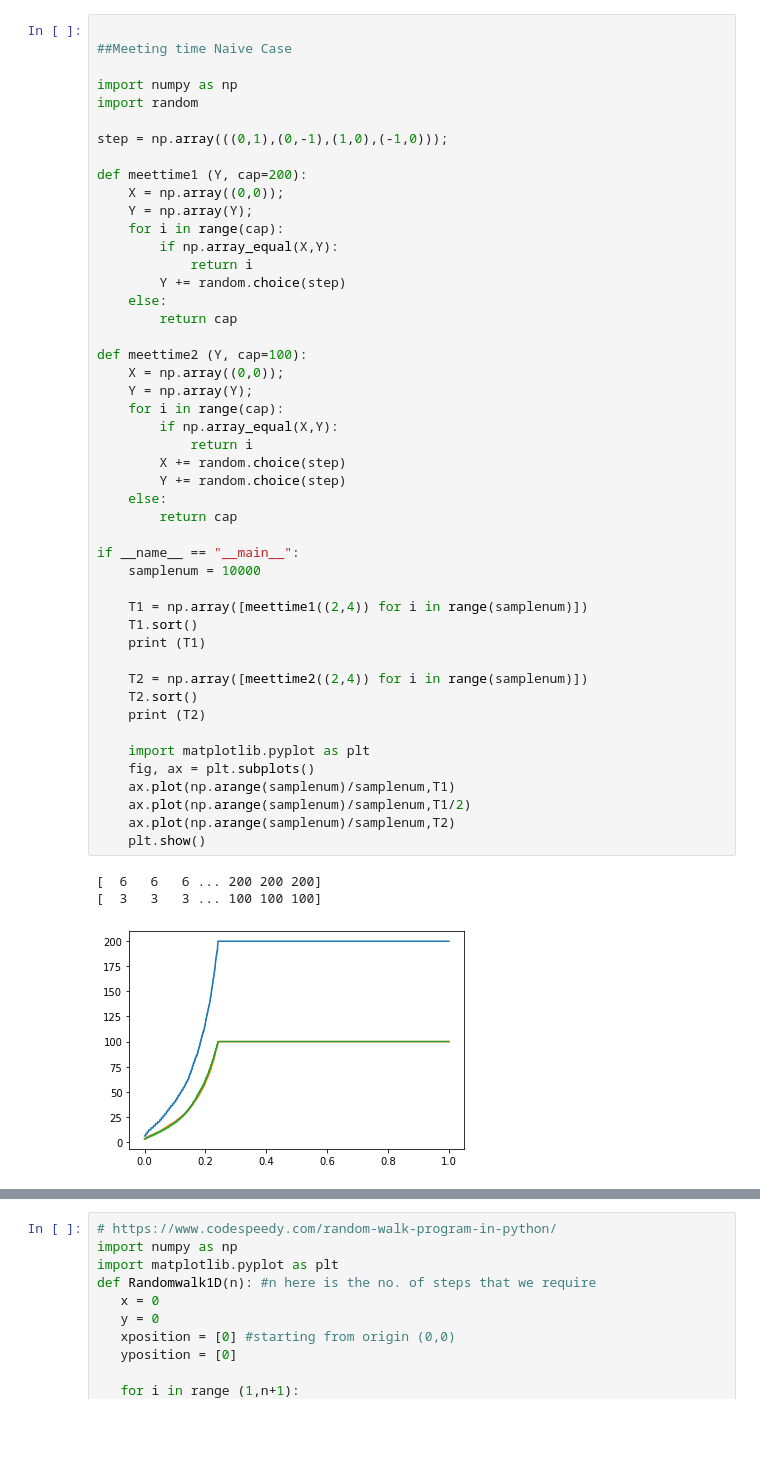
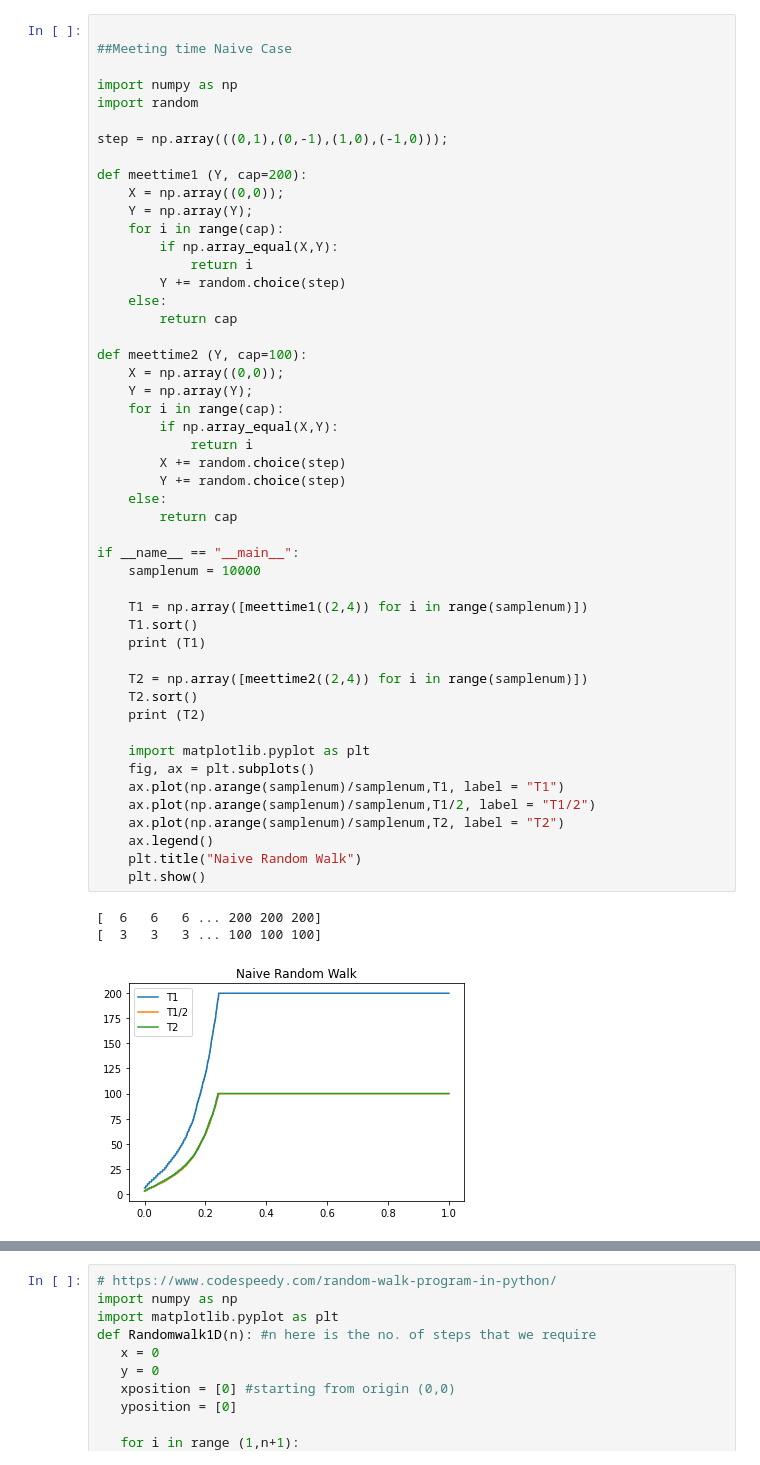
Before and after one commit to ZongyangYue/Stochastic_Process, a Jupyter notebook: 171.ipynb, the cells around one changed output, grey strips where cells are left out. Cells and saved outputs as stored; diff of their text form; blank space fills up the shorter version.

Commit message:
plot label and title

```diff
--- a/171.ipynb
+++ b/171.ipynb
@@ -18,37 +18,39 @@ def meettime1 (Y, cap=200):
         return cap
 
 def meettime2 (Y, cap=100):
     X = np.array((0,0));
     Y = np.array(Y);
     for i in range(cap):
         if np.array_equal(X,Y):
             return i
         X += random.choice(step)
         Y += random.choice(step)
     else:
         return cap
 
 if __name__ == "__main__":
     samplenum = 10000
 
     T1 = np.array([meettime1((2,4)) for i in range(samplenum)])
     T1.sort()
     print (T1)
 
     T2 = np.array([meettime2((2,4)) for i in range(samplenum)])
     T2.sort()
     print (T2)
 
     import matplotlib.pyplot as plt
     fig, ax = plt.subplots()
-    ax.plot(np.arange(samplenum)/samplenum,T1)
-    ax.plot(np.arange(samplenum)/samplenum,T1/2)
-    ax.plot(np.arange(samplenum)/samplenum,T2)
+    ax.plot(np.arange(samplenum)/samplenum,T1, label = "T1")
+    ax.plot(np.arange(samplenum)/samplenum,T1/2, label = "T1/2")
+    ax.plot(np.arange(samplenum)/samplenum,T2, label = "T2")
+    ax.legend()
+    plt.title("Naive Random Walk")
     plt.show()
 # %% [output]
 [  6   6   6 ... 200 200 200]
 [  3   3   3 ... 100 100 100]
-[figure, old version]
+[figure, new version]
 # %%
 ##Meeting time No going back Case
 
```
Also changed, not shown: parts of 5 cells of this notebook, 1 other file.
